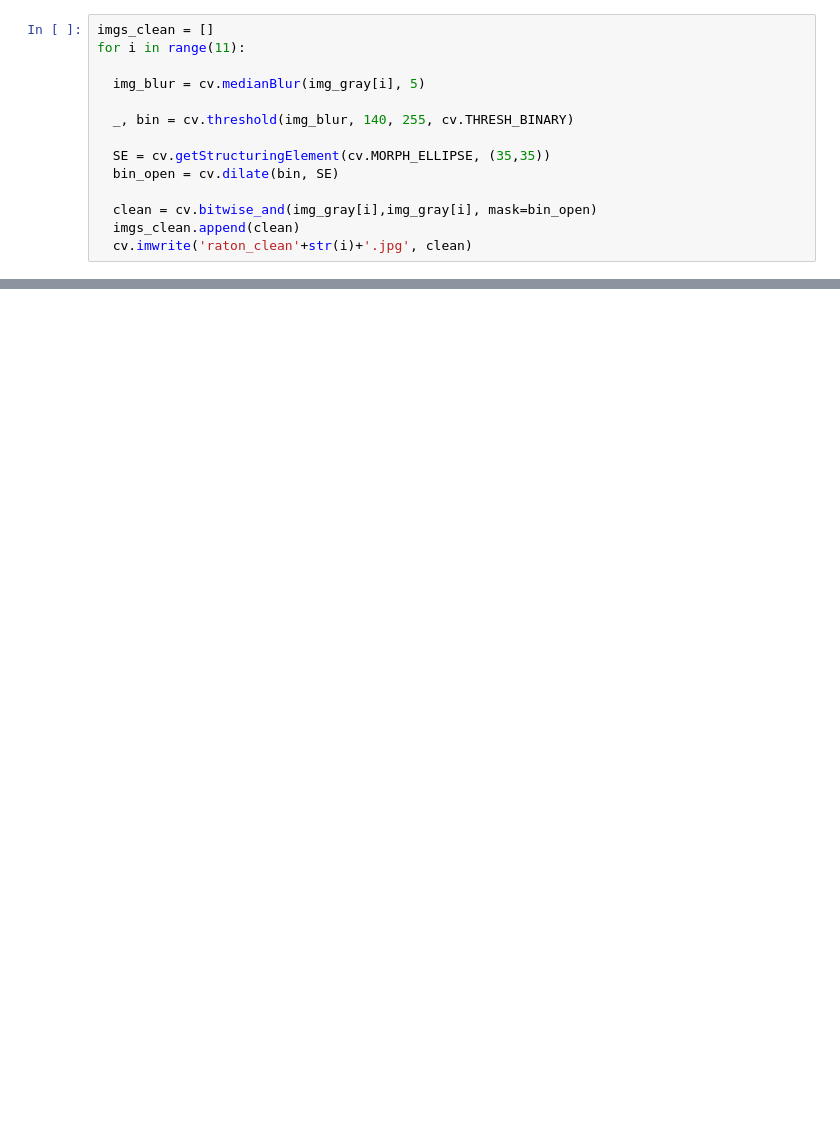
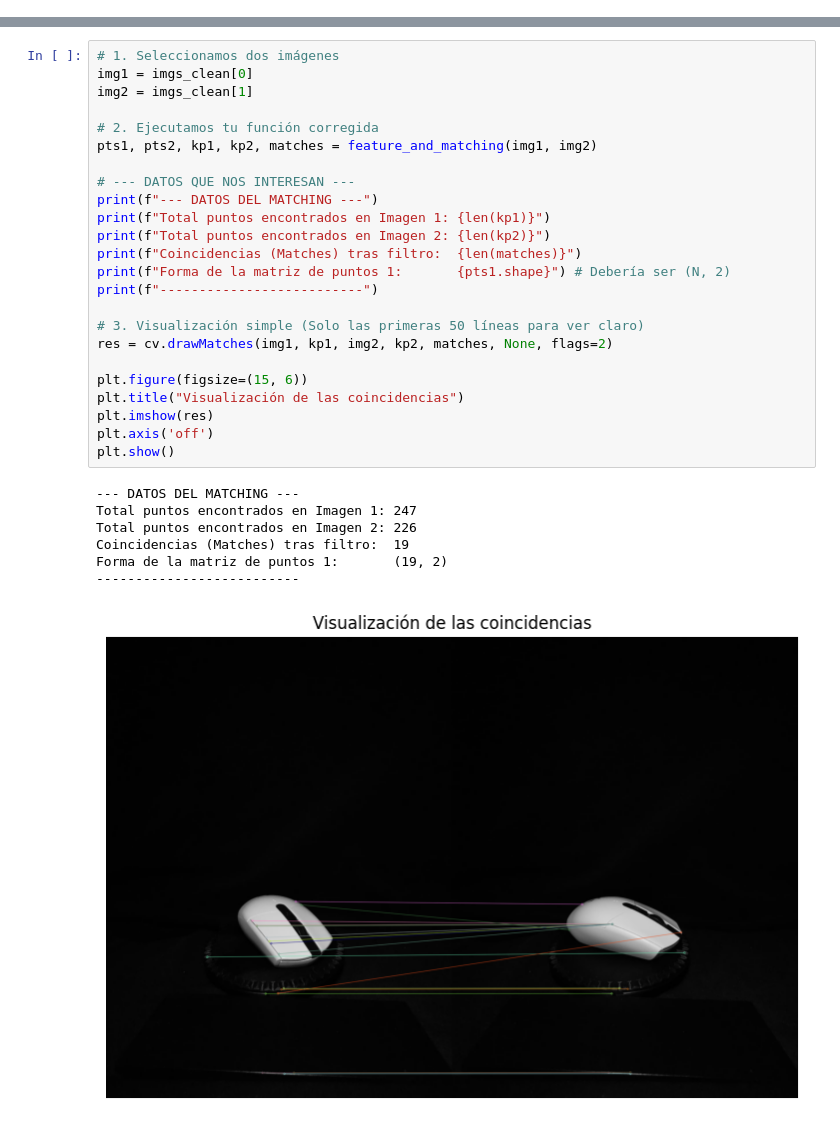
Before and after one commit to ctoribio123/Reconstruccion_3D, a Jupyter notebook: Fotogrametría.ipynb, the cells around one changed output, grey strips where cells are left out. Saved outputs shown, nothing was run; the diff lists cells and outputs as text; blank space fills up the shorter version.

```diff
--- a/Fotogrametría.ipynb
+++ b/Fotogrametría.ipynb
@@ -23,14 +122,0 @@ else:
-# %%
-imgs_clean = []
-for i in range(11):
-
-  img_blur = cv.medianBlur(img_gray[i], 5)
-
-  _, bin = cv.threshold(img_blur, 140, 255, cv.THRESH_BINARY)
-
-  SE = cv.getStructuringElement(cv.MORPH_ELLIPSE, (35,35))
-  bin_open = cv.dilate(bin, SE)
-
-  clean = cv.bitwise_and(img_gray[i],img_gray[i], mask=bin_open)
-  imgs_clean.append(clean)
-  cv.imwrite('raton_clean'+str(i)+'.jpg', clean)
@@ -248,0 +168,32 @@ invalid value encountered in divide
+# %%
+# 1. Seleccionamos dos imágenes
+img1 = imgs_clean[0]
+img2 = imgs_clean[1]
+
+# 2. Ejecutamos tu función corregida
+pts1, pts2, kp1, kp2, matches = feature_and_matching(img1, img2)
+
+# --- DATOS QUE NOS INTERESAN ---
+print(f"--- DATOS DEL MATCHING ---")
+print(f"Total puntos encontrados en Imagen 1: {len(kp1)}")
+print(f"Total puntos encontrados en Imagen 2: {len(kp2)}")
+print(f"Coincidencias (Matches) tras filtro:  {len(matches)}")
+print(f"Forma de la matriz de puntos 1:       {pts1.shape}") # Debería ser (N, 2)
+print(f"--------------------------")
+
+# 3. Visualización simple (Solo las primeras 50 líneas para ver claro)
+res = cv.drawMatches(img1, kp1, img2, kp2, matches, None, flags=2)
+
+plt.figure(figsize=(15, 6))
+plt.title("Visualización de las coincidencias")
+plt.imshow(res)
+plt.axis('off')
+plt.show()
+# %% [output]
+--- DATOS DEL MATCHING ---
+Total puntos encontrados en Imagen 1: 247
+Total puntos encontrados en Imagen 2: 226
+Coincidencias (Matches) tras filtro:  19
+Forma de la matriz de puntos 1:       (19, 2)
+--------------------------
+[figure, added]
```
Also changed, not shown: parts of 18 cells of this notebook, 34 other files.
